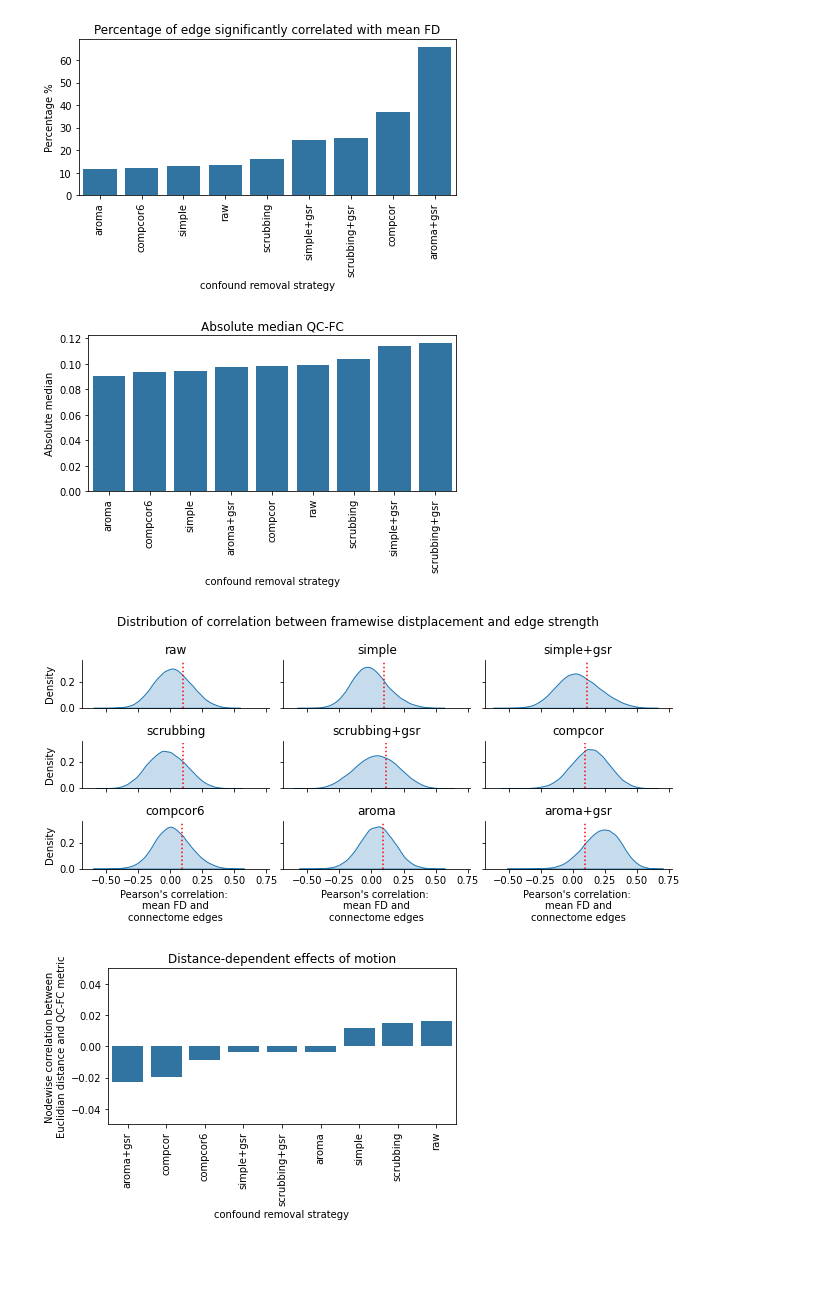
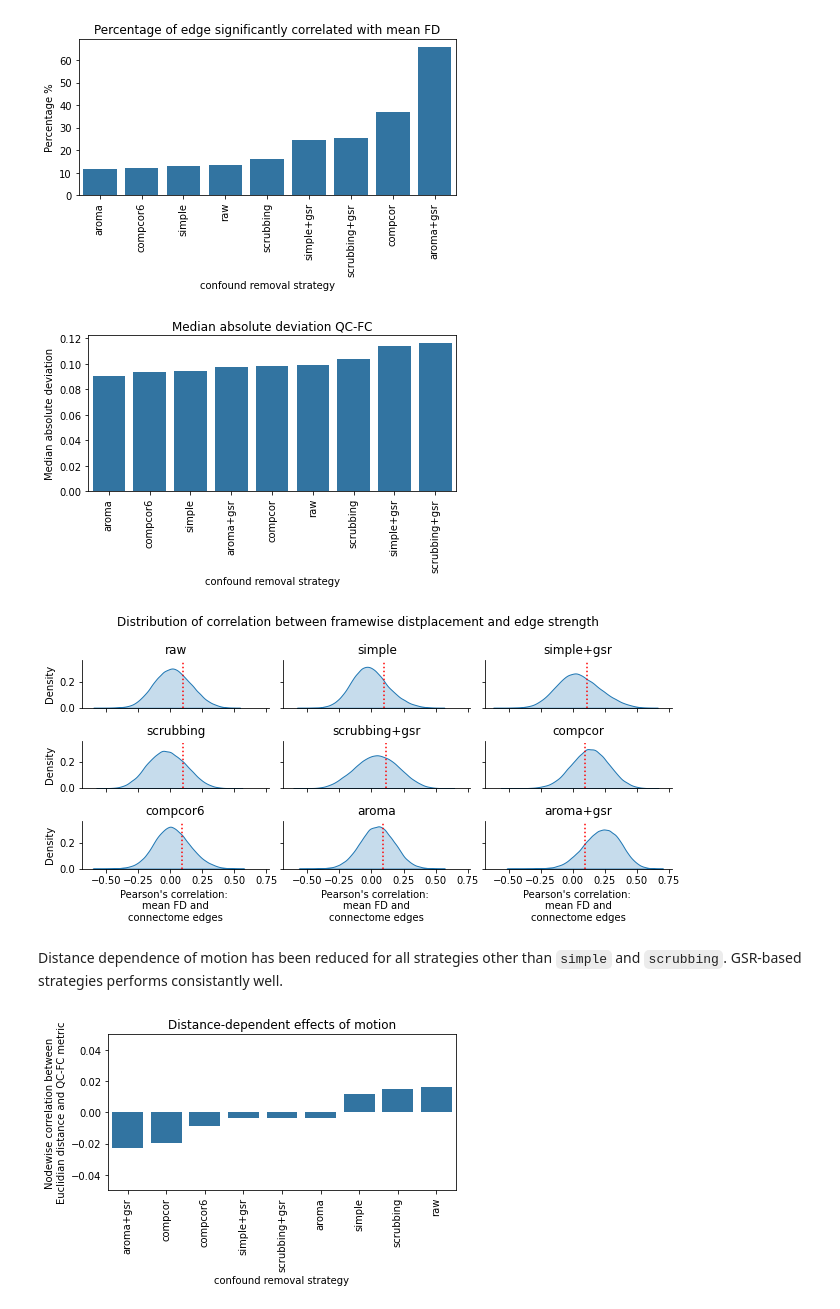
Before and after one commit to SIMEXP/fmriprep-denoise-benchmark, a Jupyter notebook: _sources/ohbm2022abstract.ipynb, the cells around one changed output. Drawn from its saved outputs; the diff is of its cells as text; code cells hidden in the pictures; blank space fills up the shorter version.

```diff
--- a/_sources/ohbm2022abstract.ipynb
+++ b/_sources/ohbm2022abstract.ipynb
@@ -118,41 +126,44 @@ median_absolute = metric_per_edge.apply(calculate_median_absolute)
 order = median_absolute.sort_values().index.tolist()
 
 ax = sns.barplot(data=(pd.DataFrame(median_absolute).T), ci=None, order=order, color=bar_color)
-ax.set_title("Absolute median QC-FC")
+ax.set_title("Median absolute deviation QC-FC")
 ax.set_xticklabels(ax.get_xticklabels(), rotation=90)
-ax.set(ylabel="Absolute median",
+ax.set(ylabel="Median absolute deviation",
        xlabel="confound removal strategy")
 plt.tight_layout()
 
 def draw_absolute_median(data, **kws):
     ax = plt.gca()
     mad = calculate_median_absolute(data['qcfc'])
     ax.vlines(mad, ymin=0, ymax=0.35, color='r', linestyle=':')
 
 
 long_qcfc = metric_per_edge.melt()
 long_qcfc.columns = ["Strategy", "qcfc"]
 long_qcfc["row"] = np.sort(np.tile(np.arange(3), int(long_qcfc.shape[0] / 3)))
 long_qcfc["col"] = np.tile(np.sort(np.tile(np.arange(3), int(long_qcfc.shape[0] / 9))), 3)
 
 g = sns.displot(
     long_qcfc, x="qcfc", col="col", row="row", kind='kde', fill=True, height=1.5, aspect=2
 )
 g.set(ylabel="Density")
 g.map_dataframe(draw_absolute_median)
 for i, name in zip(range(9), metric_per_edge.columns):
     axis_i = int(i / 3)
     axis_j = i % 3
     g.facet_axis(axis_i, axis_j).set(title=name)
     if axis_i == 2:
         g.facet_axis(axis_i, axis_j).set(xlabel="Pearson\'s correlation: \nmean FD and\nconnectome edges")
 
 g.fig.subplots_adjust(top=0.9)
 g.fig.suptitle('Distribution of correlation between framewise distplacement and edge strength')
 plt.tight_layout()
 # %% [output]
-[figure, old version]
+[figure, new version]
 [figure]
+# %% [markdown]
+Distance dependence of motion has been reduced for all strategies other than `simple` and `scrubbing`.
+GSR-based strategies performs consistantly well.
 # %%
 corr_distance, p_val = spearmanr(pairwise_distance.iloc[:, -1], metric_per_edge)
 # corr_distance = np.corrcoef(pairwise_distance.iloc[:, -1], metric_per_edge.T)
```
Also changed, not shown: parts of 5 cells of this notebook, 8 other files.
